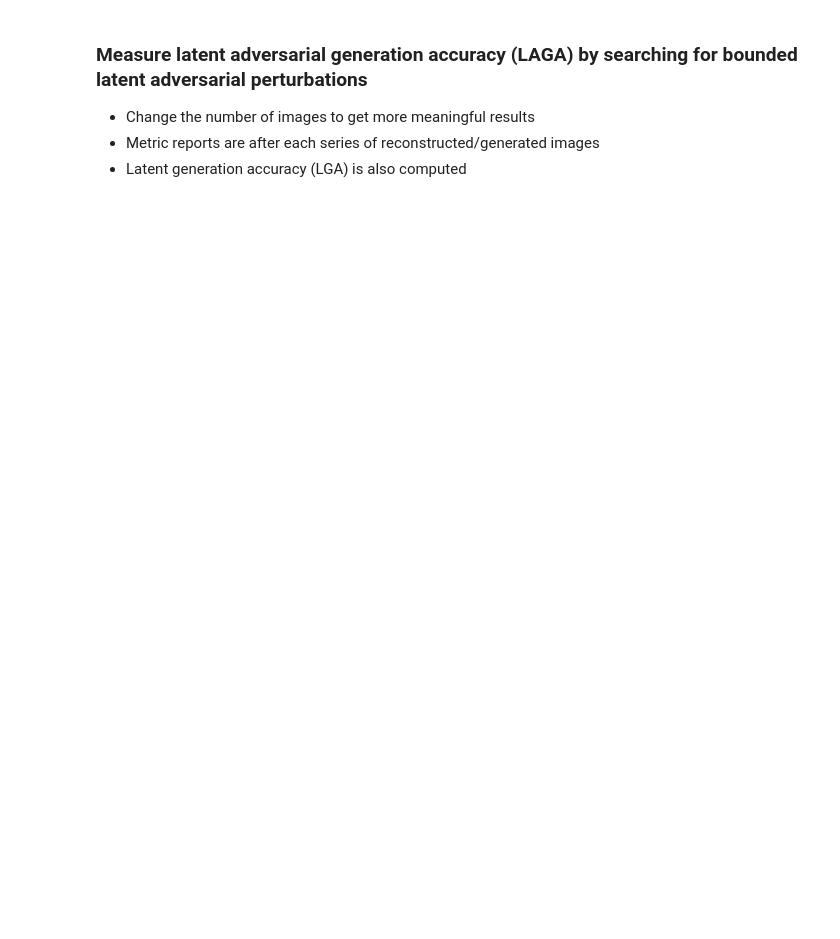
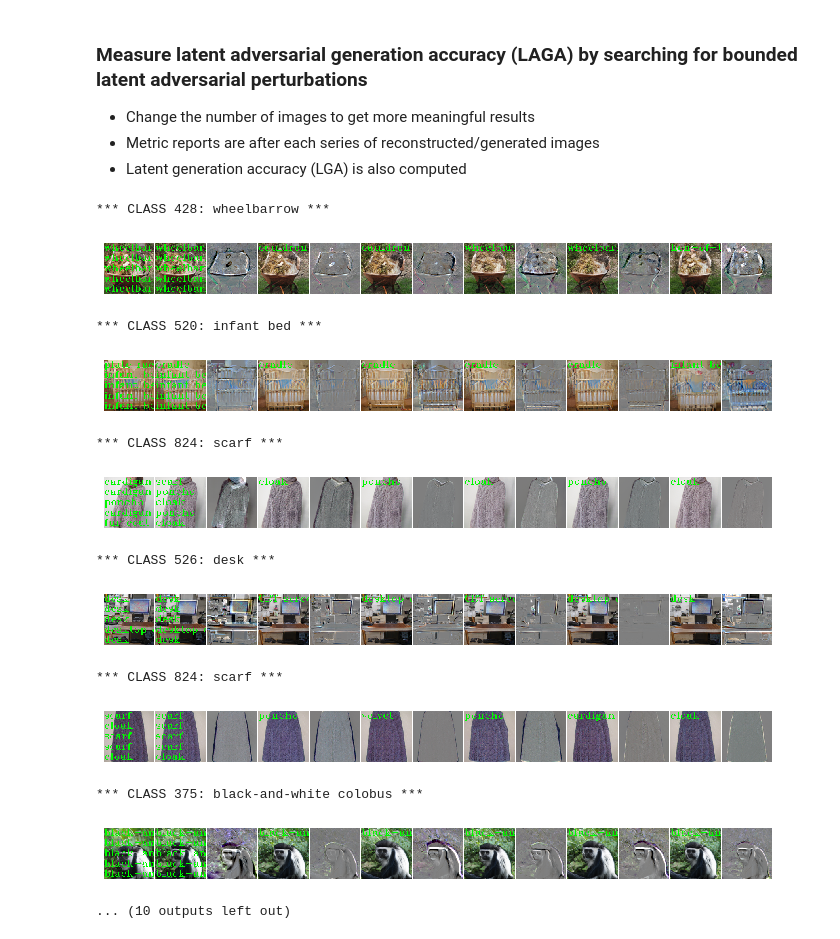
Before and after one commit to igor-buzhinsky/latent-space-nn-evaluation, a Jupyter notebook: AdversarialImageNet.ipynb, the cells around one changed output. Saved outputs shown, nothing was run; the diff lists cells and outputs as text; code cells hidden in the pictures; blank space fills up the shorter version.

```diff
--- a/AdversarialImageNet.ipynb
+++ b/AdversarialImageNet.ipynb
@@ -142,4 +152,18 @@ advgen_experiments(adversary, noise_eps, total_images=100)
 # %%
 rho, noise_eps = 0.1, 1.0
 adversary = PGDAdversary(rho, 50, 0.05, True, 0, verbose=0, n_repeat=12, repeat_mode="any")
-advgen_experiments(adversary, noise_eps, total_images=100)
+advgen_experiments(adversary, noise_eps, total_images=10)
+# %% [output]
+*** CLASS 428: wheelbarrow ***
+[figure, added]
+*** CLASS 520: infant bed ***
+[figure, added]
+*** CLASS 824: scarf ***
+[figure, added]
+*** CLASS 526: desk ***
+[figure, added]
+*** CLASS 824: scarf ***
+[figure, added]
+*** CLASS 375: black-and-white colobus ***
+[figure, added]
+... (10 outputs left out)
```
Also changed, not shown: parts of 6 cells of this notebook, 3 other files.
